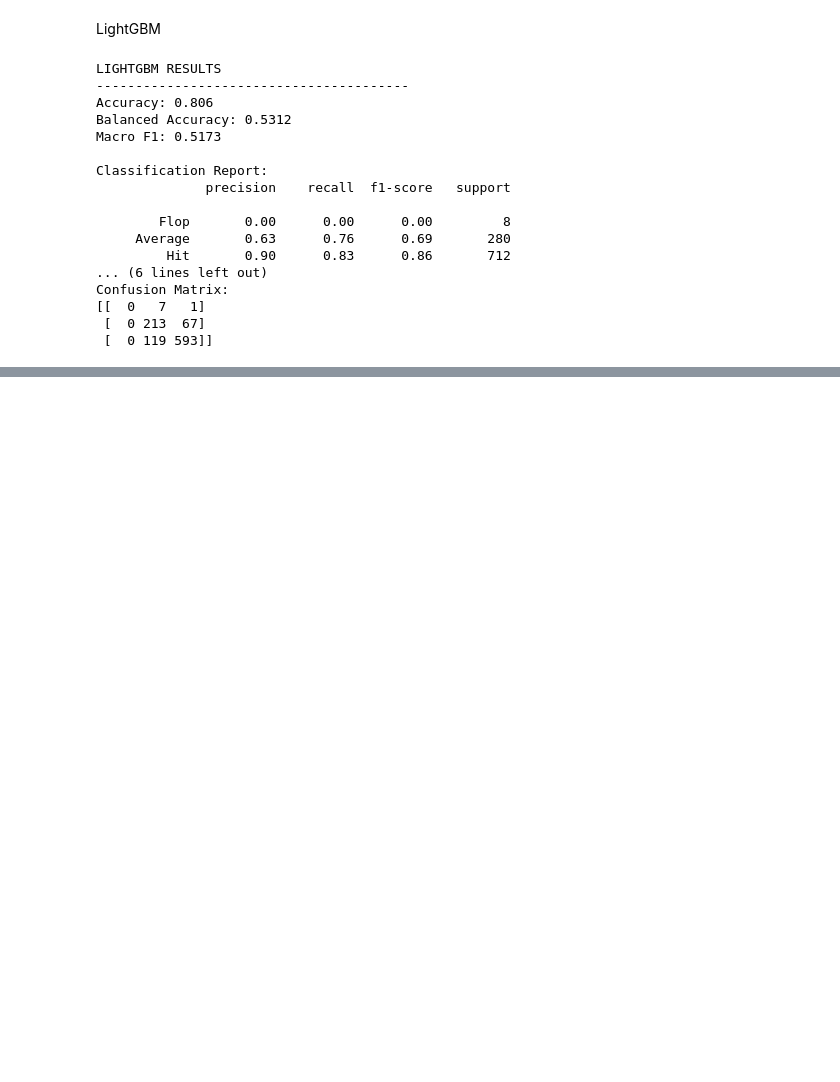
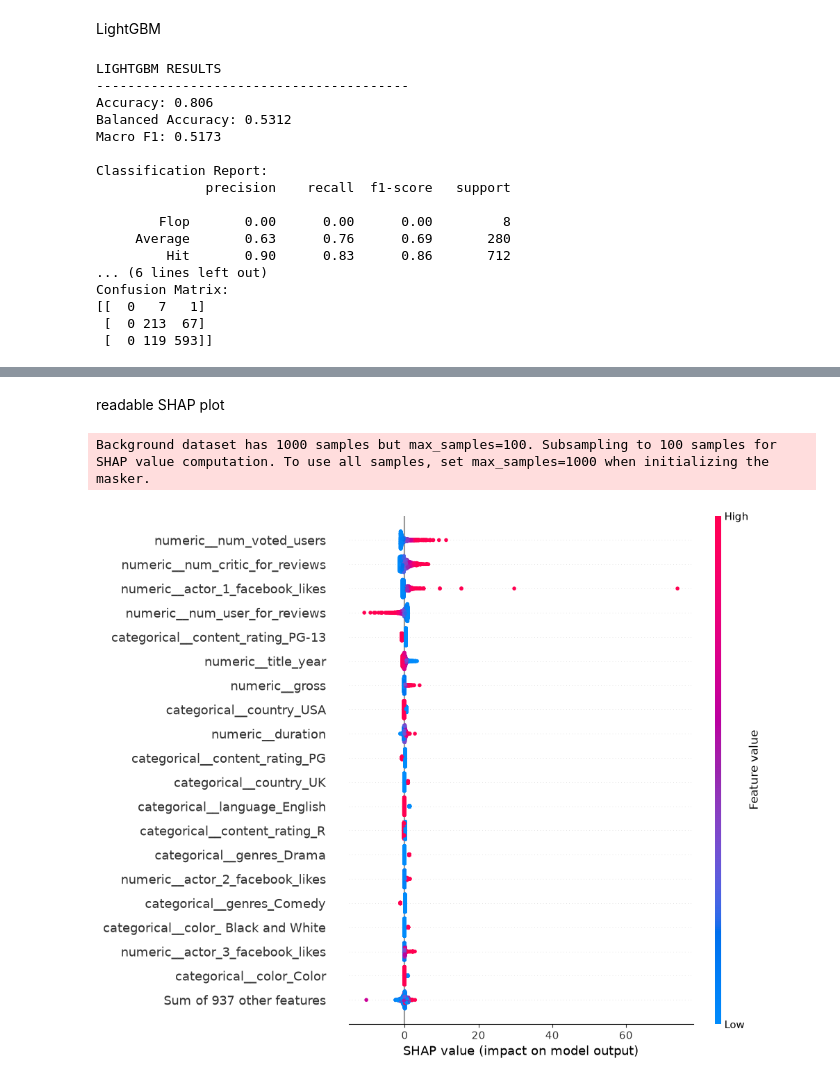
Before and after one commit to ISdarsan/Movie-Sucess-Prediction-using-ML-and-AI, a Jupyter notebook: PHASE1.ipynb, the cells around one changed output, grey strips where cells are left out. Cells and saved outputs as stored; diff of their text form; code cells hidden in the pictures; blank space fills up the shorter version.

```diff
--- a/PHASE1.ipynb
+++ b/PHASE1.ipynb
@@ -1284,0 +1770,19 @@ Confusion Matrix:
+# %% [markdown]
+readable SHAP plot
+# %%
+hit_index = list(classifier.classes_).index("Hit")
+
+explainer = shap.LinearExplainer(
+    classifier,
+    X_test_shap
+)
+
+shap_values_named = explainer(X_test_shap)
+
+shap.plots.beeswarm(
+    shap_values_named[:, :, hit_index],
+    max_display=20
+)
+# %% [output]
+Background dataset has 1000 samples but max_samples=100. Subsampling to 100 samples for SHAP value computation. To use all samples, set max_samples=1000 when initializing the masker.
+[figure, added]
```
Also changed, not shown: parts of 49 cells of this notebook, 5 other files.
